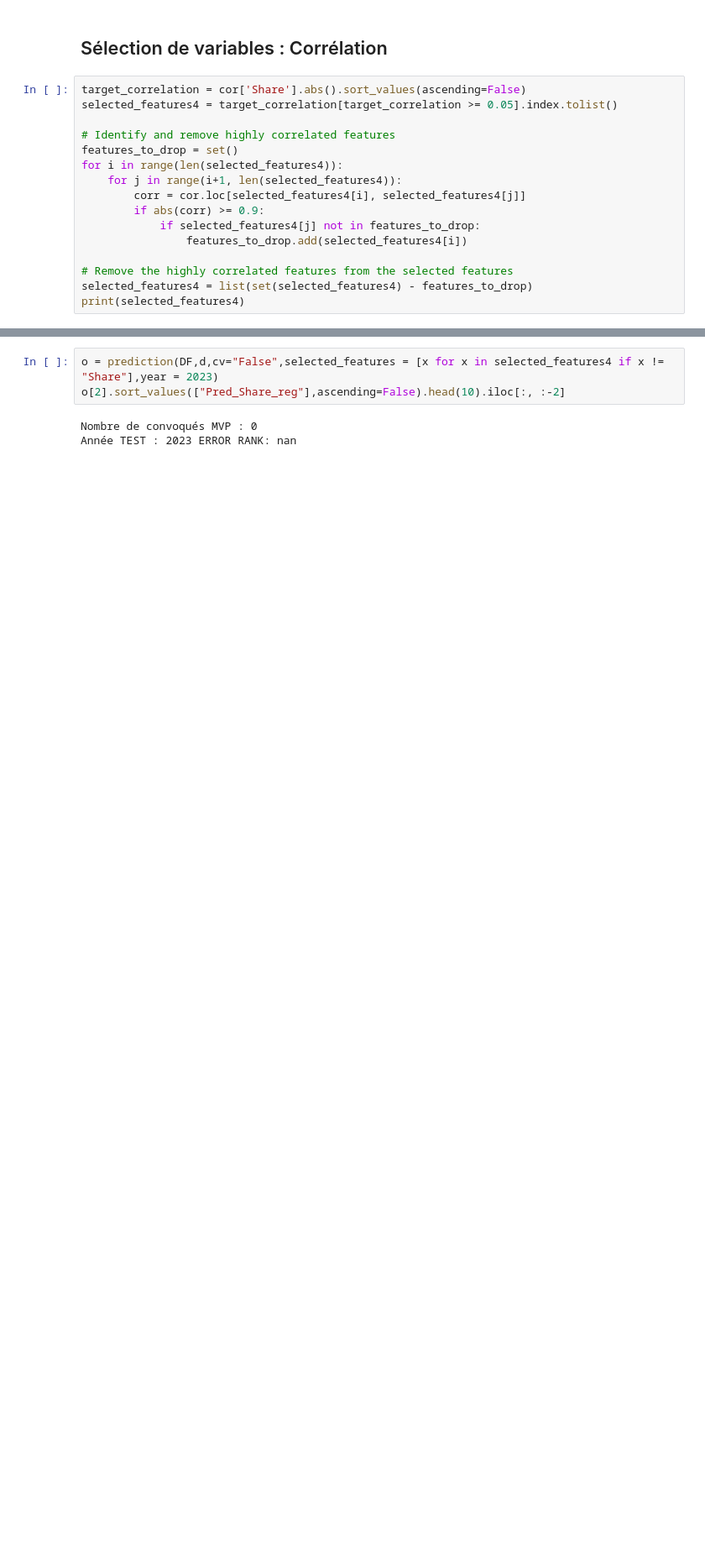
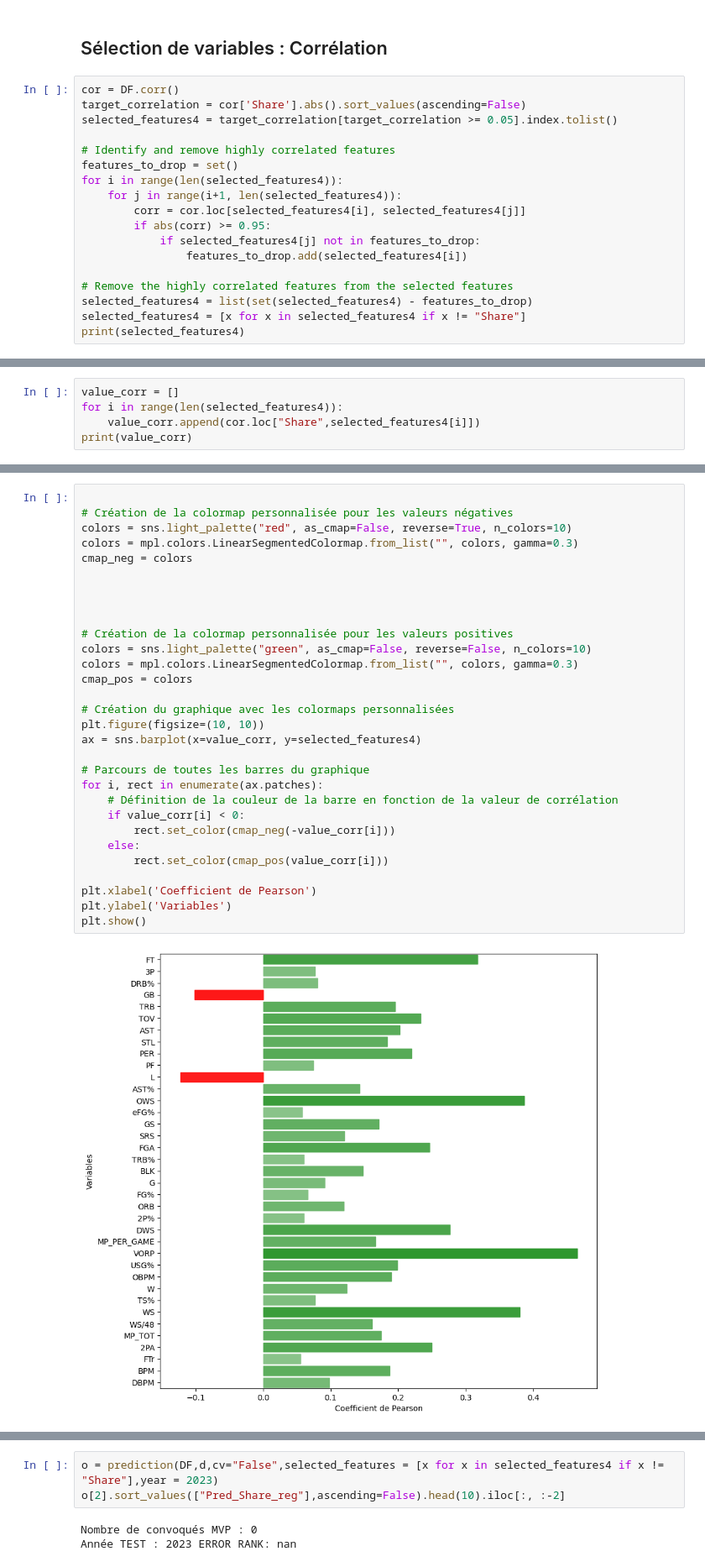
Before and after one commit to MartinErwan/ML_NBA_MVP_Prediction, a Jupyter notebook: PFE_Prediction.ipynb, the cells around one changed output, grey strips where cells are left out. Shown: that part at 84% size. Cells and saved outputs as stored; diff of their text form; blank space fills up the shorter version.

```diff
--- a/PFE_Prediction.ipynb
+++ b/PFE_Prediction.ipynb
@@ -696,6 +603,7 @@ Cette approche semble aider le random forest pour l'année 2017, tout en gardant
 
 ## Sélection de variables : Corrélation
 # %%
+cor = DF.corr()
 target_correlation = cor['Share'].abs().sort_values(ascending=False)
 selected_features4 = target_correlation[target_correlation >= 0.05].index.tolist()
 
@@ -704,11 +612,12 @@ features_to_drop = set()
 for i in range(len(selected_features4)):
     for j in range(i+1, len(selected_features4)):
         corr = cor.loc[selected_features4[i], selected_features4[j]]
-        if abs(corr) >= 0.9:
+        if abs(corr) >= 0.95:
             if selected_features4[j] not in features_to_drop:
                 features_to_drop.add(selected_features4[i])
 
 # Remove the highly correlated features from the selected features
 selected_features4 = list(set(selected_features4) - features_to_drop)
+selected_features4 = [x for x in selected_features4 if x != "Share"]
 print(selected_features4)
 # %% [output]
@@ -718,0 +625,5 @@ print(selected_features4)
+# %%
+value_corr = []
+for i in range(len(selected_features4)):
+    value_corr.append(cor.loc["Share",selected_features4[i]])
+print(value_corr)
@@ -719,2 +632,34 @@ print(selected_features4)
+# %%
+
+# Création de la colormap personnalisée pour les valeurs négatives
+colors = sns.light_palette("red", as_cmap=False, reverse=True, n_colors=10)
+colors = mpl.colors.LinearSegmentedColormap.from_list("", colors, gamma=0.3)
+cmap_neg = colors
+
+
+
+
+# Création de la colormap personnalisée pour les valeurs positives
+colors = sns.light_palette("green", as_cmap=False, reverse=False, n_colors=10)
+colors = mpl.colors.LinearSegmentedColormap.from_list("", colors, gamma=0.3)
+cmap_pos = colors
+
+# Création du graphique avec les colormaps personnalisées
+plt.figure(figsize=(10, 10))
+ax = sns.barplot(x=value_corr, y=selected_features4)
+
+# Parcours de toutes les barres du graphique
+for i, rect in enumerate(ax.patches):
+    # Définition de la couleur de la barre en fonction de la valeur de corrélation
+    if value_corr[i] < 0:
+        rect.set_color(cmap_neg(-value_corr[i]))
+    else:
+        rect.set_color(cmap_pos(value_corr[i]))
+
+plt.xlabel('Coefficient de Pearson')
+plt.ylabel('Variables')
+plt.show()
+# %% [output]
+[figure, added]
 # %%
 output4bis = prediction(DF,d,selected_features=selected_features4)
```
Also changed, not shown: parts of 55 cells of this notebook.
